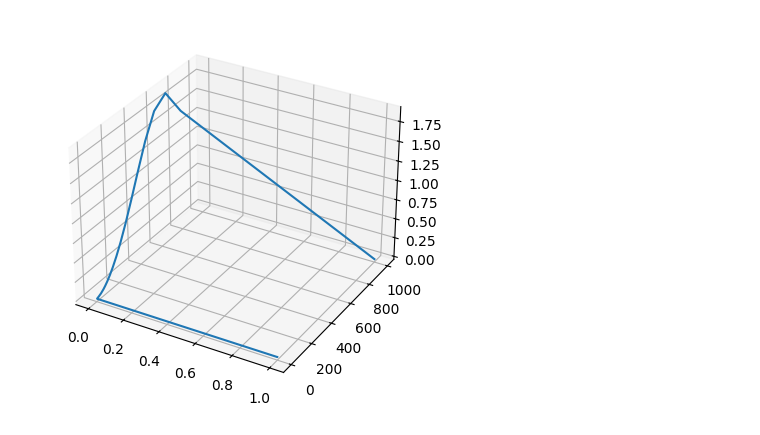
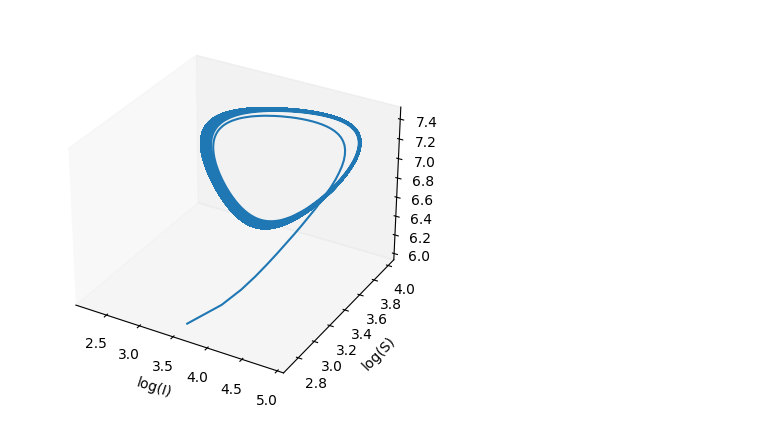
Before and after one commit to FredRobs/Bacteria-and-Viruses, a Jupyter notebook: FirstPaper2.ipynb, the cells around one changed output. Cells and saved outputs as stored; diff of their text form; code cells hidden in the pictures.

Commit message:
Add files via upload
Made changes to original model based on https://journals.aps.org/prl/pdf/10.1103/PhysRevLett.83.1942
changed constant values as well as initial conditions

```diff
--- a/FirstPaper2.ipynb
+++ b/FirstPaper2.ipynb
@@ -23,24 +23,17 @@ S_init=1
 initialState=[B_init,I_init,P_init,S_init]
 # %%
-
+#ODE model for chemostat
 def odeModel(t,y):
     B,I,P,S=y
-    B_dot=v*B*(S/(S+K)) - B*(rho-a*w*P)
+    B_dot=v*B*(S/(S+K)) - B*(rho+a*w*P)
     I_dot=a*w*B*P - I*(rho + 1/tau)
     P_dot=-P*(rho + a*(B+I)) + beta*(I/tau)
     S_dot=rho*(resourceFlow()-S) - gamma*v*B*(S/(S+K))
 
     return [B_dot,I_dot,P_dot,S_dot]
 
+#returns resource flow to chemostat
 def resourceFlow():
-    return 1
+    return 1e4
 
-solution = solve_ivp(odeModel,[t_start,t_end],initialState,method='RK45',t_eval=np.linspace(t_start, t_end, 400))
-
-B_sol=solution.y[0]
-I_sol=solution.y[1]
-P_sol=solution.y[2]
-S_sol=solution.y[3]
-plt.plot(solution.t,I_sol)
-plt.plot(solution.t,S_sol)
-plt.show()
+solution = solve_ivp(odeModel,[t_start,t_end],initialState,method='RK45',t_eval=np.linspace(t_start, t_end, 8000))
@@ -48,0 +40,16 @@ plt.show()
+# %%
+
+B_sol=solution.y[0]
+I_sol=solution.y[1]
+P_sol=solution.y[2]
+S_sol=solution.y[3]
+
+logB=np.log10(B_sol)
+logI=np.log10(I_sol)
+logP=np.log10(P_sol)
+logS=np.log10(S_sol)
+plt.plot(logI,logB)
+plt.ylabel("log(B)")
+plt.xlabel("log(I)")
+plt.grid()
+plt.show()
@@ -49,7 +58,9 @@ plt.show()
 # %%
-
 ax = plt.axes(projection='3d')
-ax.plot3D(S_sol,P_sol,I_sol)
+ax.plot3D(logI,logS,logP)
+ax.set_xlabel("log(I)")
+ax.set_ylabel("log(S)")
+ax.grid(False)
 plt.show()
 # %% [output]
-[figure, old version]
+[figure, new version]
```
Also changed, not shown: parts of 5 cells of this notebook.
